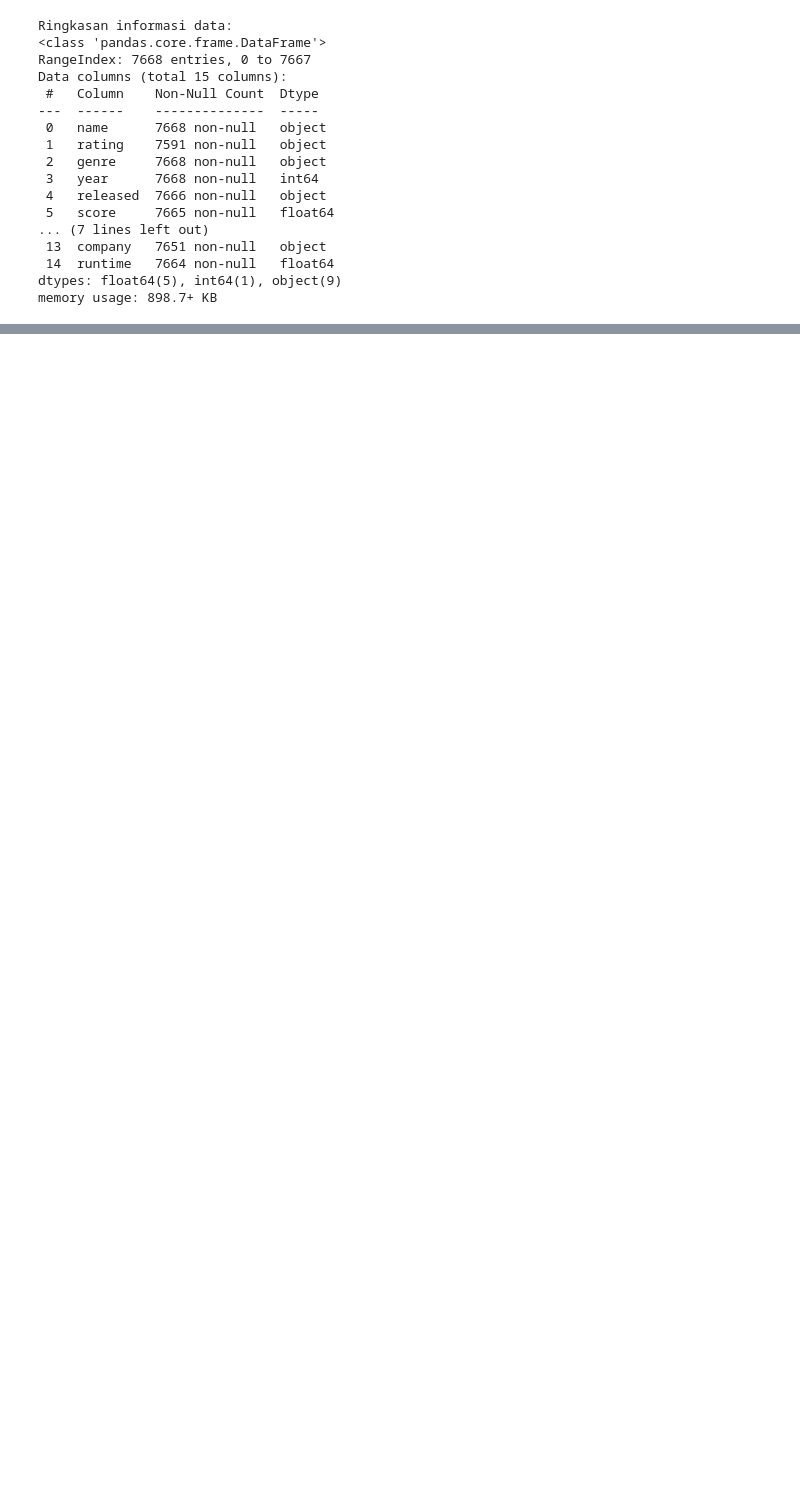
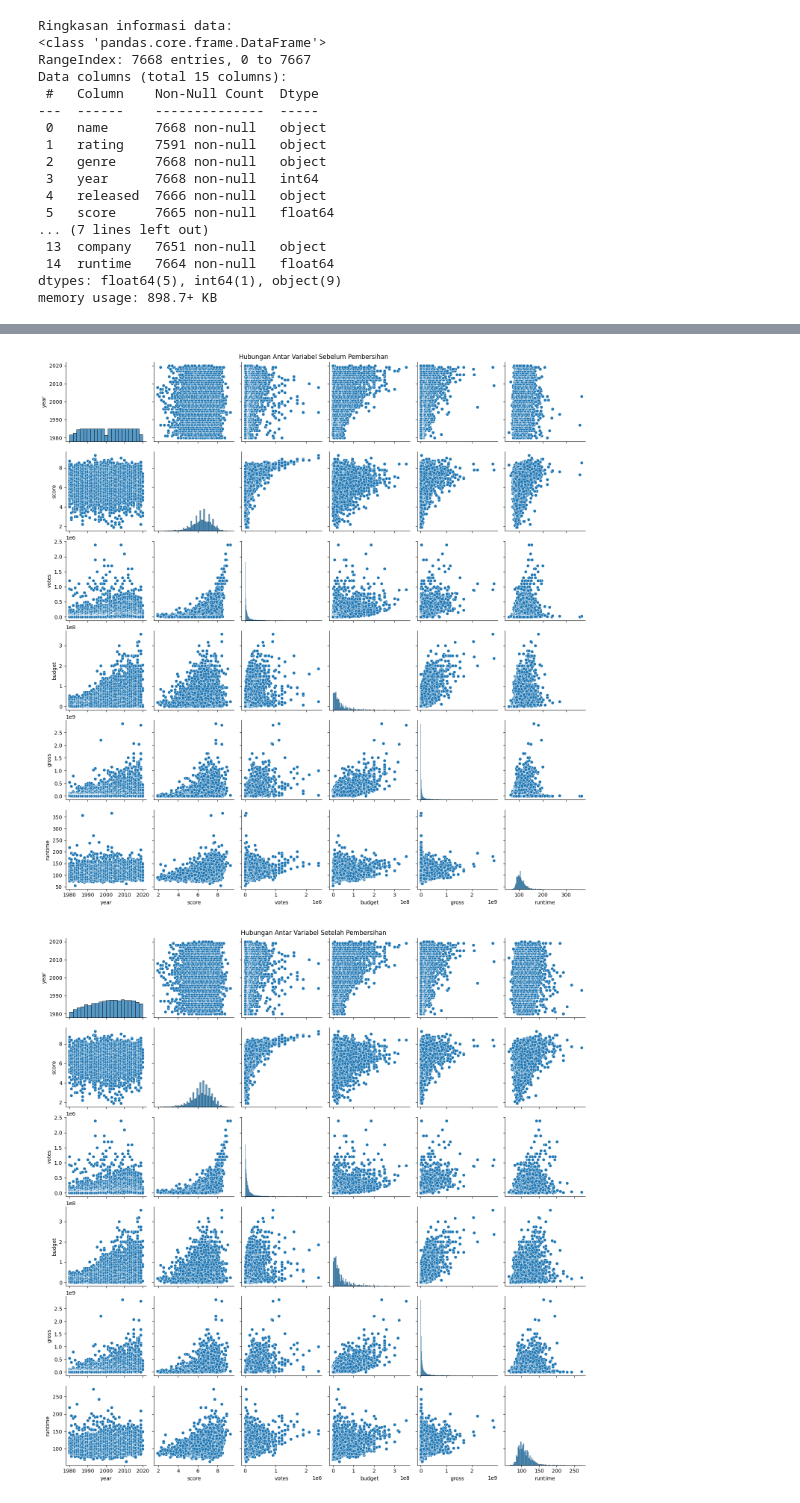
Before and after one commit to adzkykhairany/Movie-Analysis, a Jupyter notebook: movie.ipynb, the cells around one changed output, grey strips where cells are left out. Saved outputs shown, nothing was run; the diff lists cells and outputs as text; code cells hidden in the pictures; blank space fills up the shorter version.

```diff
--- a/movie.ipynb
+++ b/movie.ipynb
@@ -44,0 +73,15 @@ memory usage: 898.7+ KB
+# %%
+# menghapus baris yang mengandung nilai null
+df_cleaned = df.dropna()
+
+# menghitung jumlah baris awal dan akhir
+initial_row_count = df.shape[0]
+final_row_count = df_cleaned.shape[0]
+
+# menghitung jumlah baris yang dihapus
+rows_deleted = initial_row_count - final_row_count
+
+# menampilkan hasil
+print(f"\nJumlah baris awal: {initial_row_count}")
+print(f"Jumlah baris setelah pembersihan: {final_row_count}")
+print(f"Jumlah baris yang dihapus: {rows_deleted}")
@@ -44,0 +106,13 @@ memory usage: 898.7+ KB
+# %%
+# visualisasi hubungan antar variabel sebelum pembersihan
+sns.pairplot(df)
+plt.suptitle('Hubungan Antar Variabel Sebelum Pembersihan', y=1, ha='center')
+plt.show()
+
+# visualisasi hubungan antar variabel setelah pembersihan
+sns.pairplot(df_cleaned)
+plt.suptitle('Hubungan Antar Variabel Setelah Pembersihan', y=1, ha='center')
+plt.show()
+# %% [output]
+[figure, added]
+[figure, added]
```
Also changed, not shown: parts of 6 cells of this notebook.
